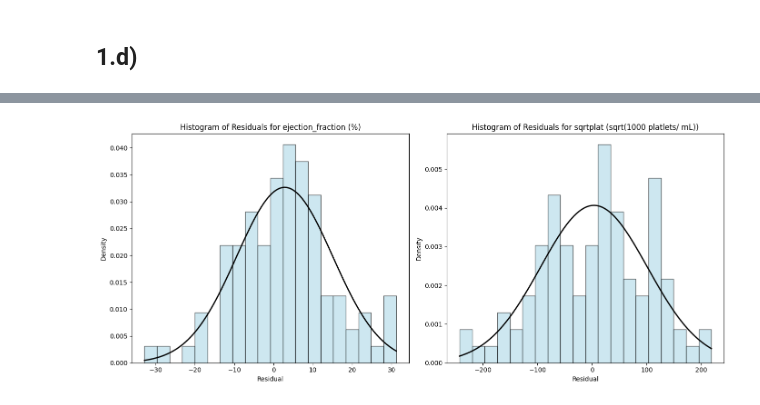
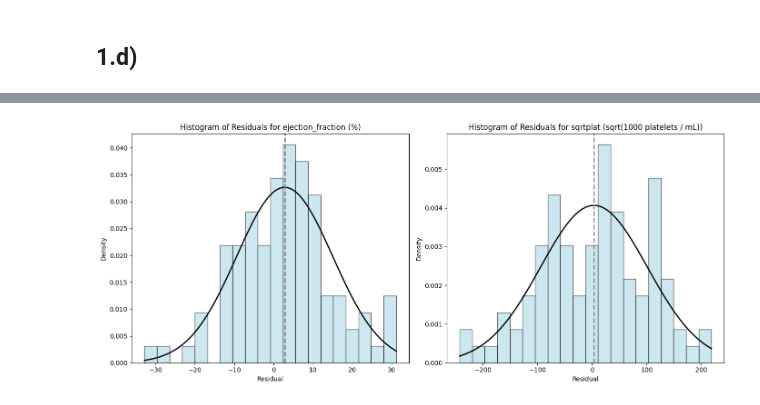
Before and after one commit to timryall/STAT3006, a Jupyter notebook: assignment_1/question_1/question_1_d.ipynb, the cells around one changed output, grey strips where cells are left out. Saved outputs shown, nothing was run; the diff lists cells and outputs as text; code cells hidden in the pictures.

```diff
--- a/assignment_1/question_1/question_1_d.ipynb
+++ b/assignment_1/question_1/question_1_d.ipynb
@@ -80,28 +80,30 @@ Fitted Covariance Matrix:
 # %%
 # Plotting histograms with fitted normal distributions
 fig, axes = plt.subplots(1, 2, figsize=(14, 6))
 
 # Labels for the variables
 labels = ['ejection_fraction (%)', 'sqrtplat (sqrt(1000 platelets / mL))']
 
 for i in range(2):
     # Fit a normal distribution to the residuals of each variable
     mean, std_dev = norm.fit(residuals[:, i])
 
     # Plot the histogram
     axes[i].hist(residuals[:, i], bins=20, density=True, alpha=0.6, color='lightblue', edgecolor='k')
 
     # Plot the fitted normal distribution curve
     x = np.linspace(residuals[:, i].min(), residuals[:, i].max(), 100)
     p = norm.pdf(x, mean, std_dev)
     axes[i].plot(x, p, 'k', linewidth=2)
 
+    axes[i].axvline(mean, color='gray', linestyle='--', linewidth=2)
+
     # Set titles and labels
     axes[i].set_title(f'Histogram of Residuals for {labels[i]}')
     axes[i].set_xlabel('Residual')
     axes[i].set_ylabel('Density')
 
 plt.tight_layout()
 plt.show()
 # %% [output]
-[figure, old version]
+[figure, new version]
```
Also changed, not shown: parts of 1 cell of this notebook, 1 other file.
